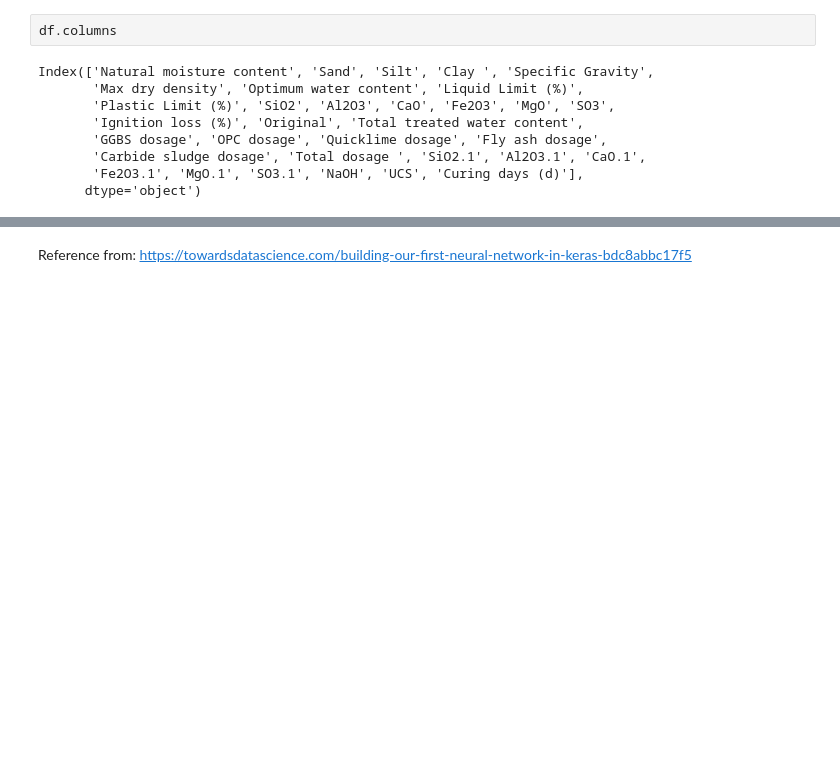
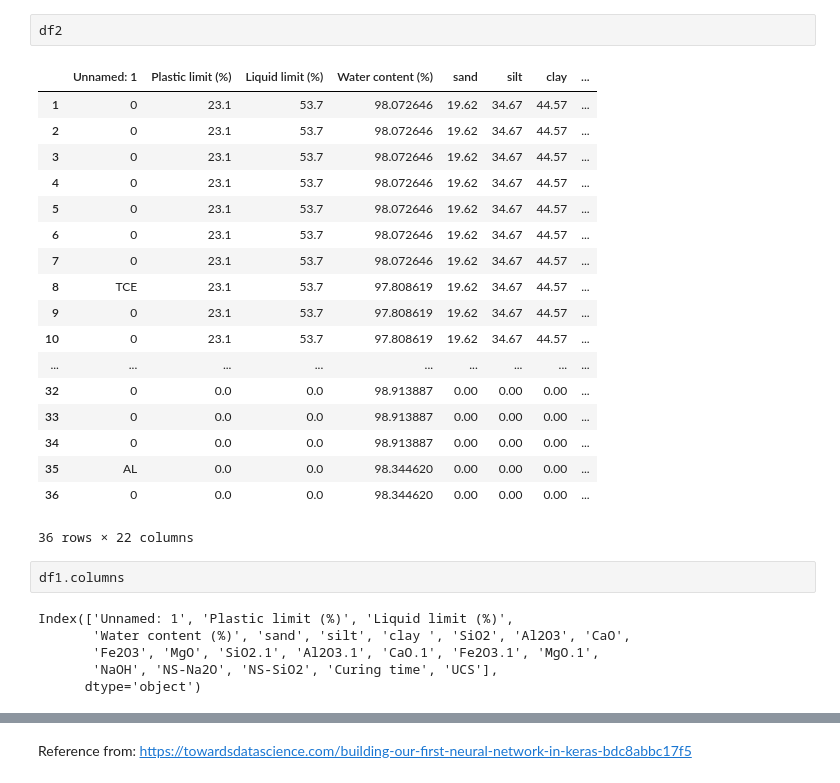
Before and after one commit to felixthe-cat/Personal_Projects, a Jupyter notebook: Jasmine's FYP/DCM_predictor.ipynb, the cells around one changed output, grey strips where cells are left out. Saved outputs shown, nothing was run; the diff lists cells and outputs as text; blank space fills up the shorter version.

```diff
--- a/Jasmine's FYP/DCM_predictor.ipynb
+++ b/Jasmine's FYP/DCM_predictor.ipynb
@@ -29,11 +35,29 @@ df
+# %%
+df2
+# %% [output]
+|  | Unnamed: 1 | Plastic limit (%) | Liquid limit (%) | Water content (%) | sand | silt | clay | ... |
+| 1 | 0 | 23.1 | 53.7 | 98.072646 | 19.62 | 34.67 | 44.57 | ... |
+| 2 | 0 | 23.1 | 53.7 | 98.072646 | 19.62 | 34.67 | 44.57 | ... |
+| 3 | 0 | 23.1 | 53.7 | 98.072646 | 19.62 | 34.67 | 44.57 | ... |
+| 4 | 0 | 23.1 | 53.7 | 98.072646 | 19.62 | 34.67 | 44.57 | ... |
+| 5 | 0 | 23.1 | 53.7 | 98.072646 | 19.62 | 34.67 | 44.57 | ... |
+| 6 | 0 | 23.1 | 53.7 | 98.072646 | 19.62 | 34.67 | 44.57 | ... |
+| 7 | 0 | 23.1 | 53.7 | 98.072646 | 19.62 | 34.67 | 44.57 | ... |
+| 8 | TCE | 23.1 | 53.7 | 97.808619 | 19.62 | 34.67 | 44.57 | ... |
+| 9 | 0 | 23.1 | 53.7 | 97.808619 | 19.62 | 34.67 | 44.57 | ... |
+| 10 | 0 | 23.1 | 53.7 | 97.808619 | 19.62 | 34.67 | 44.57 | ... |
+| ... | ... | ... | ... | ... | ... | ... | ... | ... |
+| 32 | 0 | 0.0 | 0.0 | 98.913887 | 0.00 | 0.00 | 0.00 | ... |
+| 33 | 0 | 0.0 | 0.0 | 98.913887 | 0.00 | 0.00 | 0.00 | ... |
+| 34 | 0 | 0.0 | 0.0 | 98.913887 | 0.00 | 0.00 | 0.00 | ... |
+| 35 | AL | 0.0 | 0.0 | 98.344620 | 0.00 | 0.00 | 0.00 | ... |
+| 36 | 0 | 0.0 | 0.0 | 98.344620 | 0.00 | 0.00 | 0.00 | ... |
+36 rows × 22 columns
 # %%
-df.columns
+df1.columns
 # %% [output]
-Index(['Natural moisture content', 'Sand', 'Silt', 'Clay ', 'Specific Gravity',
-       'Max dry density', 'Optimum water content', 'Liquid Limit (%)',
-       'Plastic Limit (%)', 'SiO2', 'Al2O3', 'CaO', 'Fe2O3', 'MgO', 'SO3',
-       'Ignition loss (%)', 'Original', 'Total treated water content',
-       'GGBS dosage', 'OPC dosage', 'Quicklime dosage', 'Fly ash dosage',
-       'Carbide sludge dosage', 'Total dosage ', 'SiO2.1', 'Al2O3.1', 'CaO.1',
-       'Fe2O3.1', 'MgO.1', 'SO3.1', 'NaOH', 'UCS', 'Curing days (d)'],
+Index(['Unnamed: 1', 'Plastic limit (%)', 'Liquid limit (%)',
+       'Water content (%)', 'sand', 'silt', 'clay ', 'SiO2', 'Al2O3', 'CaO',
+       'Fe2O3', 'MgO', 'SiO2.1', 'Al2O3.1', 'CaO.1', 'Fe2O3.1', 'MgO.1',
+       'NaOH', 'NS-Na2O', 'NS-SiO2', 'Curing time', 'UCS'],
       dtype='object')
```
Also changed, not shown: parts of 13 cells of this notebook, 10 other files.
